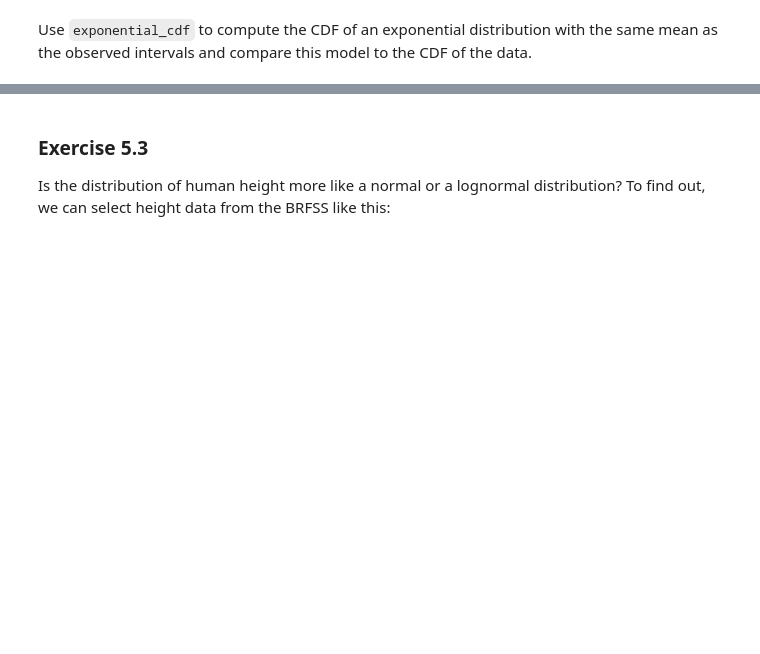
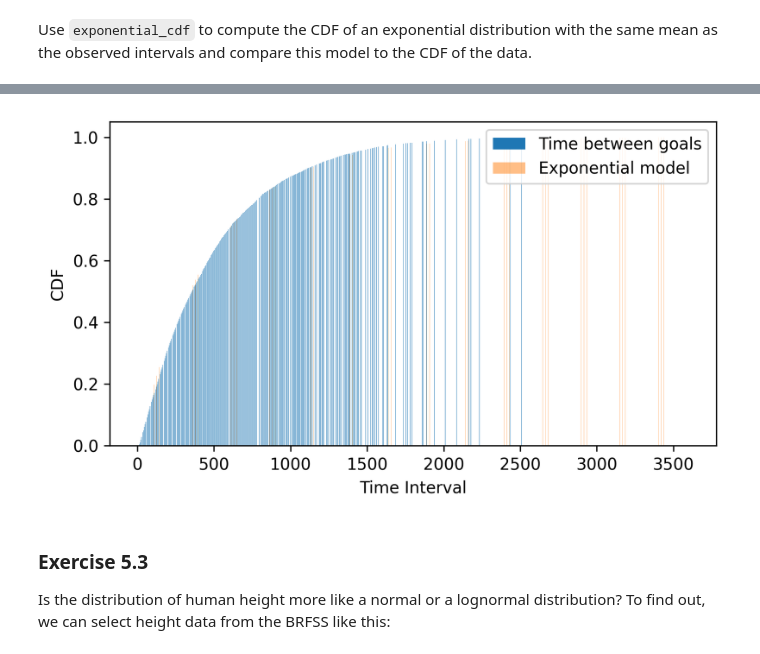
Before and after one commit to gi1no/Education, a Jupyter notebook: ThinkStats/chap05.ipynb, the cells around one changed output, grey strips where cells are left out. Drawn from its saved outputs; the diff is of its cells as text; code cells hidden in the pictures; blank space fills up the shorter version.

```diff
--- a/ThinkStats/chap05.ipynb
+++ b/ThinkStats/chap05.ipynb
@@ -845,3 +845,5 @@ for key in keys:
 Use `exponential_cdf` to compute the CDF of an exponential distribution with the same mean as the observed intervals and compare this model to the CDF of the data.
 # %%
 # Solution goes here
+lam = 1 / np.mean(intervals)
+lam
@@ -848,2 +852,4 @@ Use `exponential_cdf` to compute the CDF of an exponential distribution with the
 # %%
 # Solution goes here
+cdf_tbg = Cdf.from_seq(intervals, name="Time between goals")
+cdf_tbg
@@ -849,0 +871,5 @@ Use `exponential_cdf` to compute the CDF of an exponential distribution with the
+# %%
+# Solution goes here
+
+cdf_exp_tbg = Cdf(exponential_cdf(ts, lam), ts, name="Exponential model")
+cdf_exp_tbg
@@ -850,2 +891,6 @@ Use `exponential_cdf` to compute the CDF of an exponential distribution with the
 # %%
 # Solution goes here
+two_bar_plots(cdf_tbg, cdf_exp_tbg)
+decorate(xlabel="Time Interval", ylabel="CDF")
+# %% [output]
+[figure, added]
```
Also changed, not shown: parts of 13 cells of this notebook.
